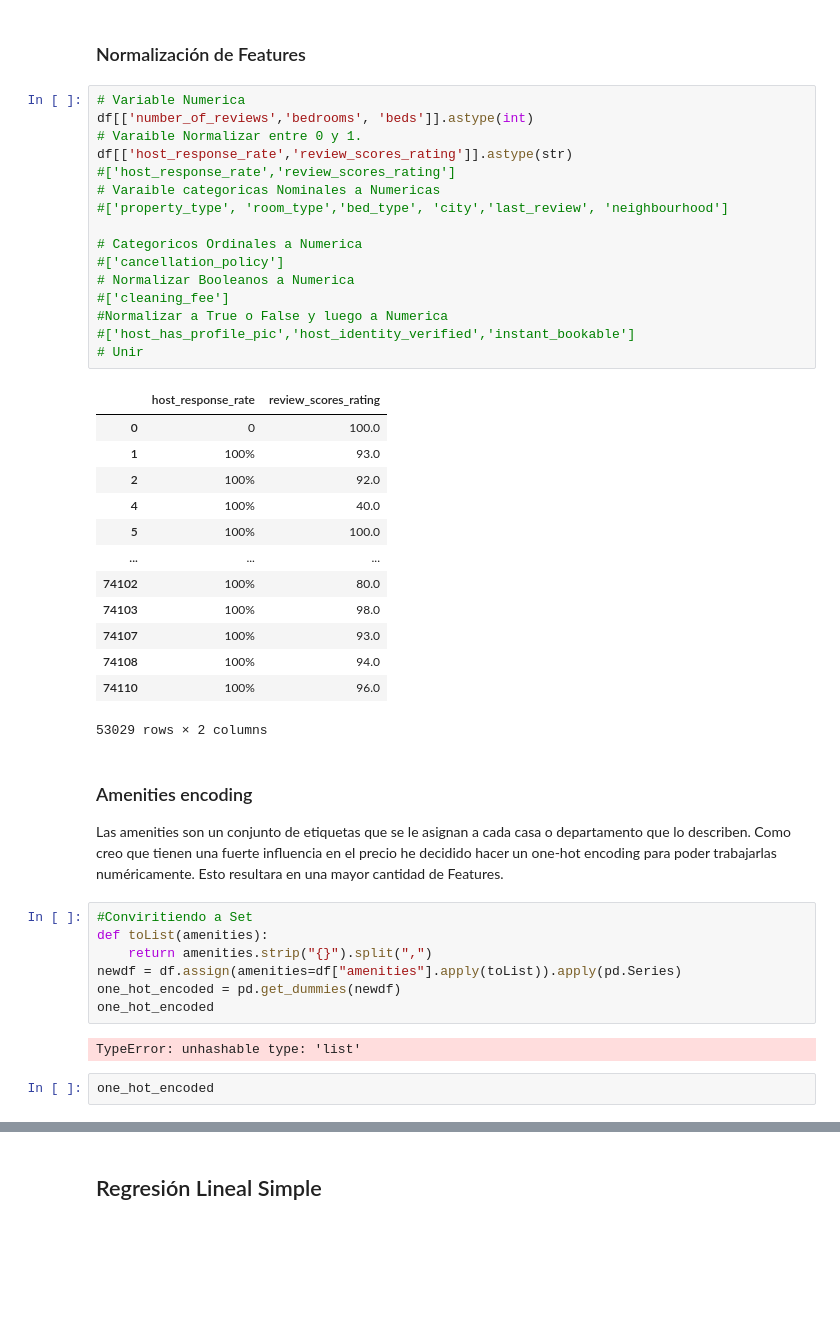
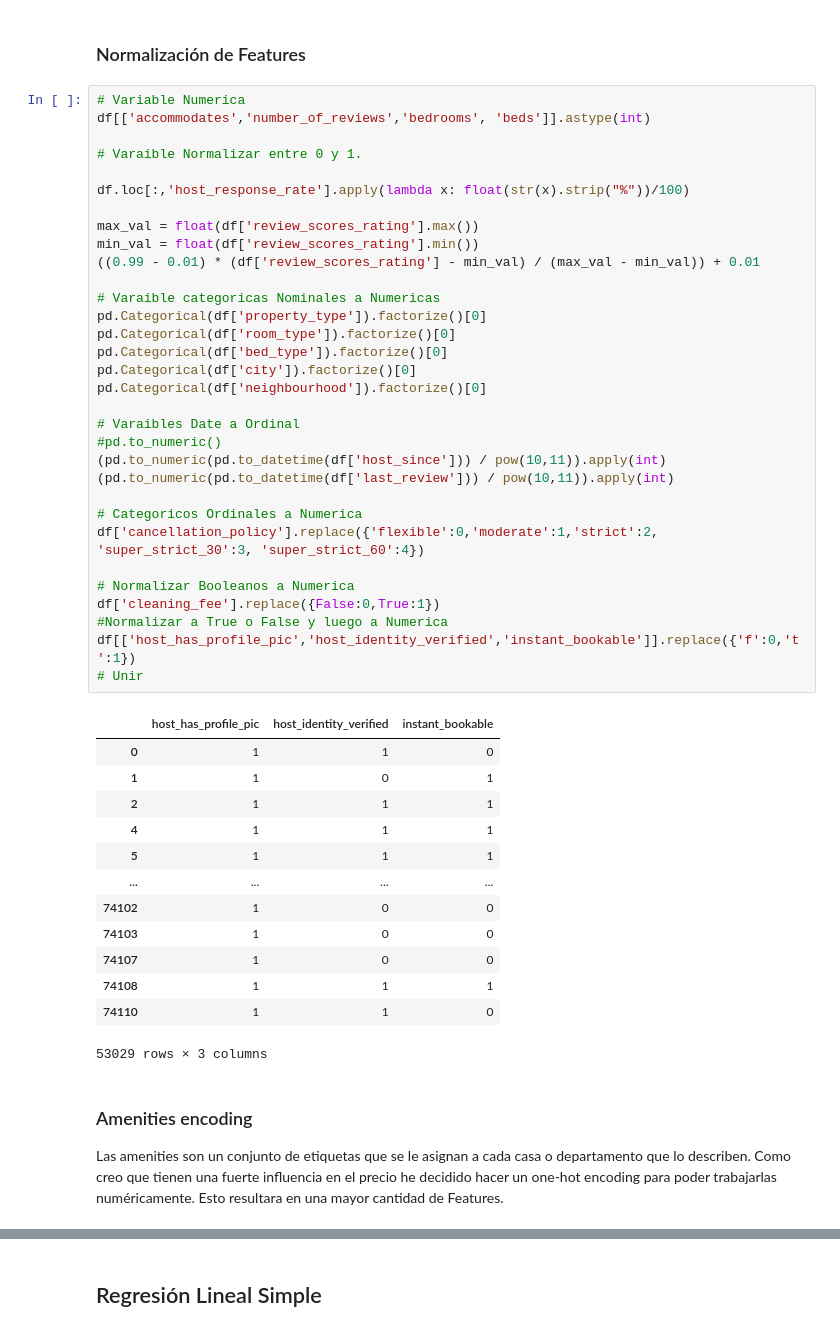
Before and after one commit to MrtC101/ia2, a Jupyter notebook: 9-NeuronalNetworkRegression.ipynb, the cells around one changed output, grey strips where cells are left out. Drawn from its saved outputs; the diff is of its cells as text; blank space fills up the shorter version.

```diff
--- a/9-NeuronalNetworkRegression.ipynb
+++ b/9-NeuronalNetworkRegression.ipynb
@@ -205,45 +205,50 @@ df.shape
 ### Normalización de Features
 # %%
 # Variable Numerica
-df[['number_of_reviews','bedrooms', 'beds']].astype(int)
+df[['accommodates','number_of_reviews','bedrooms', 'beds']].astype(int)
+
 # Varaible Normalizar entre 0 y 1.
-df[['host_response_rate','review_scores_rating']].astype(str)
-#['host_response_rate','review_scores_rating']
+
+df.loc[:,'host_response_rate'].apply(lambda x: float(str(x).strip("%"))/100)
+
+max_val = float(df['review_scores_rating'].max())
+min_val = float(df['review_scores_rating'].min())
+((0.99 - 0.01) * (df['review_scores_rating'] - min_val) / (max_val - min_val)) + 0.01
+
 # Varaible categoricas Nominales a Numericas
-#['property_type', 'room_type','bed_type', 'city','last_review', 'neighbourhood']
+pd.Categorical(df['property_type']).factorize()[0]
+pd.Categorical(df['room_type']).factorize()[0]
+pd.Categorical(df['bed_type']).factorize()[0]
+pd.Categorical(df['city']).factorize()[0]
+pd.Categorical(df['neighbourhood']).factorize()[0]
+
+# Varaibles Date a Ordinal
+#pd.to_numeric()
+(pd.to_numeric(pd.to_datetime(df['host_since'])) / pow(10,11)).apply(int)
+(pd.to_numeric(pd.to_datetime(df['last_review'])) / pow(10,11)).apply(int)
 
 # Categoricos Ordinales a Numerica
-#['cancellation_policy']
+df['cancellation_policy'].replace({'flexible':0,'moderate':1,'strict':2, 'super_strict_30':3, 'super_strict_60':4})
+
 # Normalizar Booleanos a Numerica
-#['cleaning_fee']
+df['cleaning_fee'].replace({False:0,True:1})
 #Normalizar a True o False y luego a Numerica
-#['host_has_profile_pic','host_identity_verified','instant_bookable']
+df[['host_has_profile_pic','host_identity_verified','instant_bookable']].replace({'f':0,'t':1})
 # Unir
 # %% [output]
-|  | host_response_rate | review_scores_rating |
-| 0 | 0 | 100.0 |
-| 1 | 100% | 93.0 |
-| 2 | 100% | 92.0 |
-| 4 | 100% | 40.0 |
-| 5 | 100% | 100.0 |
-| ... | ... | ... |
-| 74102 | 100% | 80.0 |
-| 74103 | 100% | 98.0 |
-| 74107 | 100% | 93.0 |
-| 74108 | 100% | 94.0 |
-| 74110 | 100% | 96.0 |
+|  | host_has_profile_pic | host_identity_verified | instant_bookable |
+| 0 | 1 | 1 | 0 |
+| 1 | 1 | 0 | 1 |
+| 2 | 1 | 1 | 1 |
+| 4 | 1 | 1 | 1 |
+| 5 | 1 | 1 | 1 |
+| ... | ... | ... | ... |
+| 74102 | 1 | 0 | 0 |
+| 74103 | 1 | 0 | 0 |
+| 74107 | 1 | 0 | 0 |
+| 74108 | 1 | 1 | 1 |
+| 74110 | 1 | 1 | 0 |
-53029 rows × 2 columns
+53029 rows × 3 columns
 # %% [markdown]
 ### Amenities encoding
 Las amenities son un conjunto de etiquetas que se le asignan a cada casa o departamento que lo describen. Como creo que tienen una fuerte influencia en el precio he decidido hacer un one-hot encoding para poder trabajarlas numéricamente. Esto resultara en una mayor cantidad de Features.
-# %%
-#Conviritiendo a Set
-def toList(amenities):
-    return amenities.strip("{}").split(",")
-newdf = df.assign(amenities=df["amenities"].apply(toList)).apply(pd.Series)
-one_hot_encoded = pd.get_dummies(newdf)
-one_hot_encoded
-# %% [output]
-TypeError: unhashable type: 'list'
-# %%
-one_hot_encoded
```
Also changed, not shown: parts of 2 cells of this notebook.
